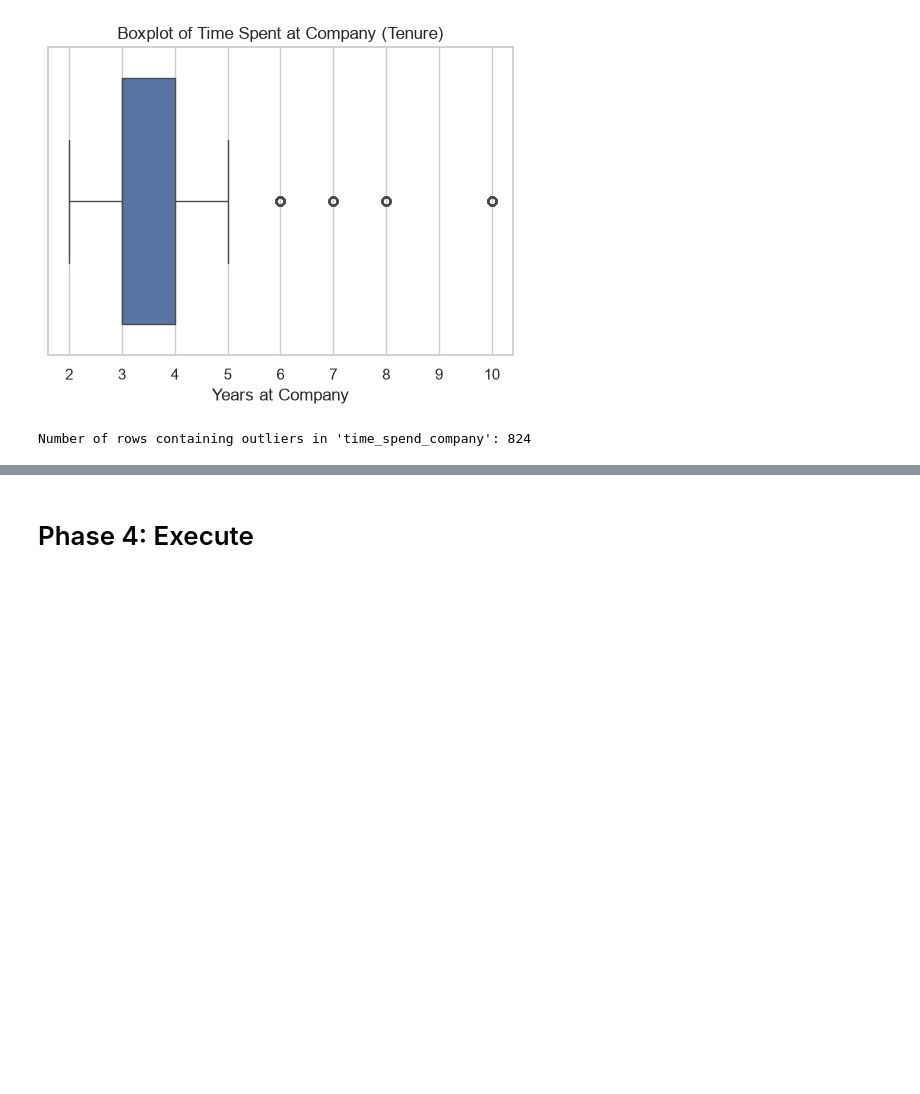
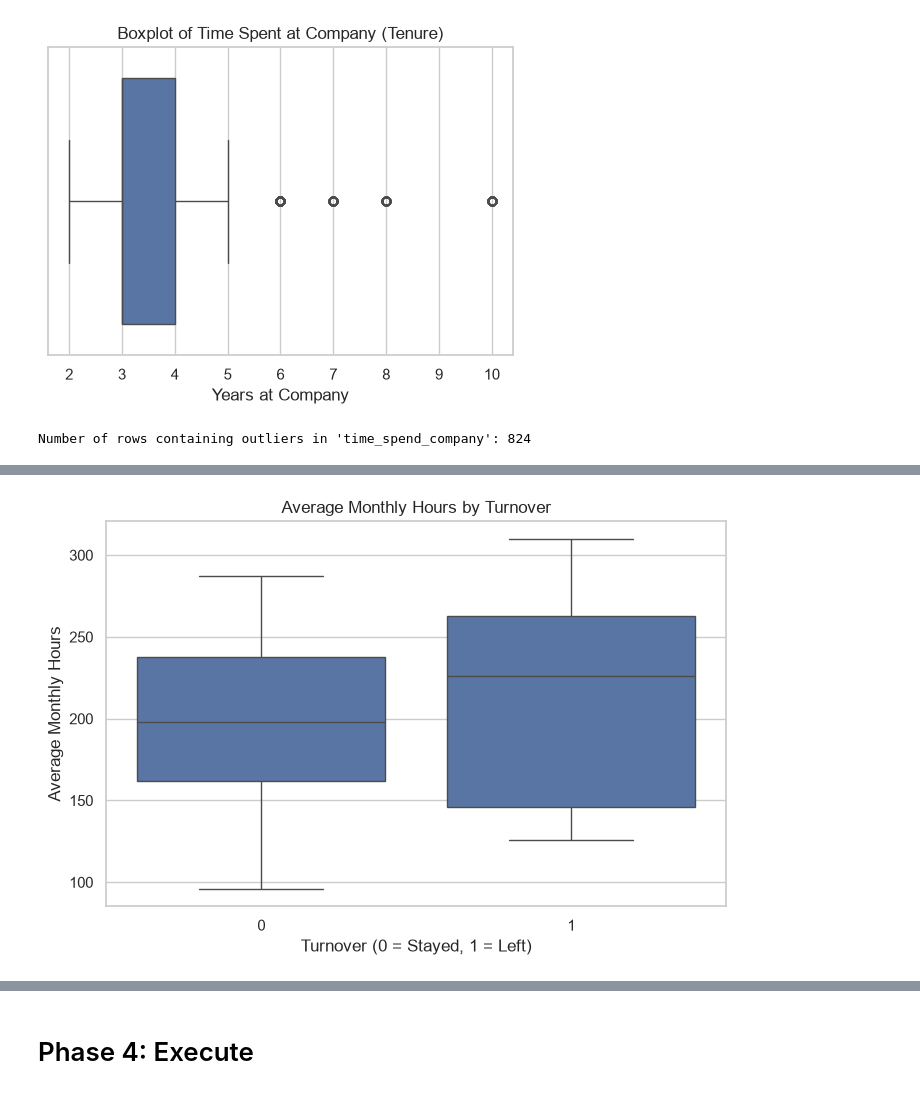
Before and after one commit to EddieChihwai/salifort-motors-retention, a Jupyter notebook: notebooks/Salifort_Motors_Retention_Project.ipynb, the cells around one changed output, grey strips where cells are left out. Saved outputs shown, nothing was run; the diff lists cells and outputs as text; code cells hidden in the pictures; blank space fills up the shorter version.

```diff
--- a/notebooks/Salifort_Motors_Retention_Project.ipynb
+++ b/notebooks/Salifort_Motors_Retention_Project.ipynb
@@ -134,0 +171,10 @@ Number of rows containing outliers in 'time_spend_company': 824
+# %%
+# Plot: Average Monthly Hours vs. Turnover
+plt.figure(figsize=(8, 5))
+sns.boxplot(data=df_clean, x='left', y='average_montly_hours')
+plt.title('Average Monthly Hours by Turnover')
+plt.xlabel('Turnover (0 = Stayed, 1 = Left)')
+plt.ylabel('Average Monthly Hours')
+plt.show()
+# %% [output]
+[figure, added]
```
Also changed, not shown: parts of 18 cells of this notebook.
